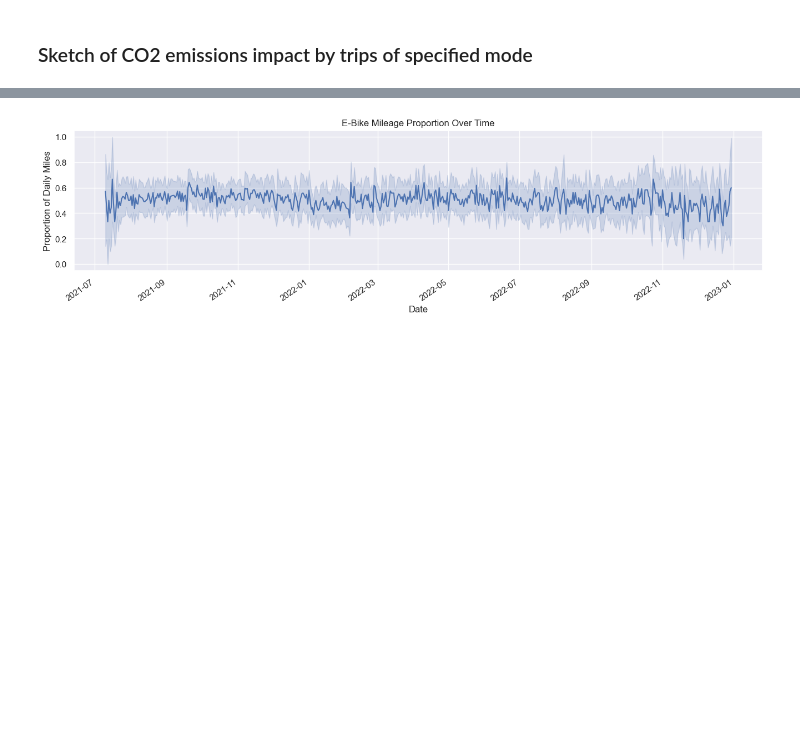
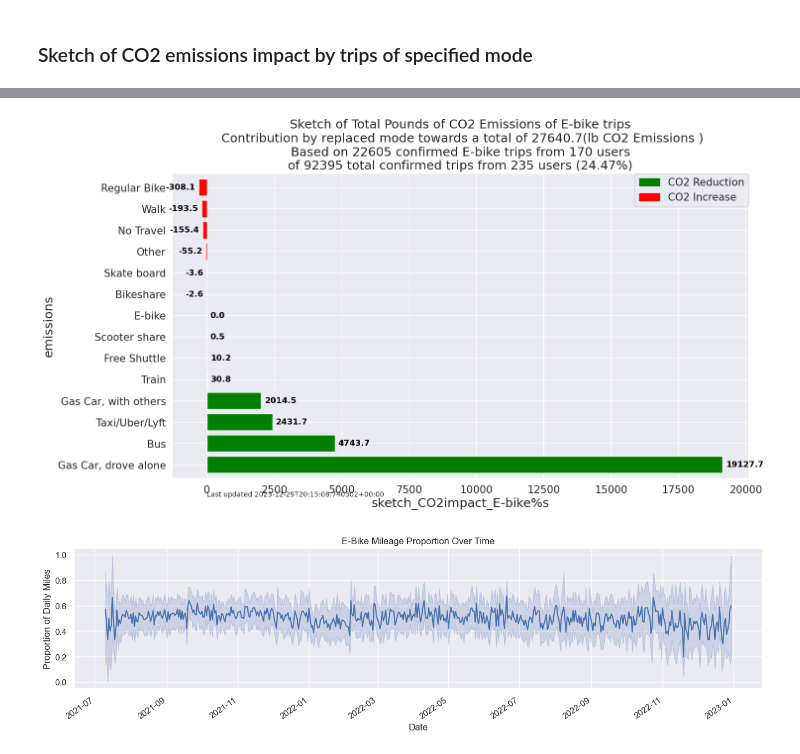
Before and after one commit to e-mission/em-public-dashboard, a Jupyter notebook: viz_scripts/PaperVizualizations/Cemal/akcicek_energy_calculations.ipynb, the cells around one changed output, grey strips where cells are left out. Cells and saved outputs as stored; diff of their text form; code cells hidden in the pictures; blank space fills up the shorter version.

```diff
--- a/viz_scripts/PaperVizualizations/Cemal/akcicek_energy_calculations.ipynb
+++ b/viz_scripts/PaperVizualizations/Cemal/akcicek_energy_calculations.ipynb
@@ -486,27 +531,29 @@ except:
 # %%
 plot_title_no_quality=f"Sketch of Total Pounds of CO2 Emissions of {mode_of_interest} trips"
 file_name =f'sketch_CO2impact_{mode_of_interest}%s'
 
 try:
     ebco2=data_eb.groupby('Replaced_mode').agg({'CO2_Impact(lb)': ['sum', 'mean']},)
     ebco2.columns = ['total_lb_CO2_emissions', 'average_lb_CO2_emission']
     ebco2 = ebco2.reset_index()
     ebco2 = ebco2.sort_values(by=['total_lb_CO2_emissions'], ascending=False)
     ebco2['boolean'] = ebco2['total_lb_CO2_emissions'] > 0
     net_CO2_emissions = round(sum(ebco2['total_lb_CO2_emissions']), 2)
 
     x = ebco2['total_lb_CO2_emissions']
     y = ebco2['Replaced_mode']
     color = ebco2['boolean']
 
     fig_size=(15,10)
     plot_title= plot_title_no_quality+f"\n Contribution by replaced mode towards a total of {net_CO2_emissions}(lb CO2 Emissions )\n"+quality_text
-    CO2_impact(x,y,color,plot_title,file_name)
+    CO2_impact(x,y,color,plot_title,file_name,'emissions','please work')
     alt_text = store_alt_text_bar(pd.DataFrame(x.values,y), file_name, plot_title)
 except Exception as e:
     print(e)
     generate_missing_plot(plot_title_no_quality,debug_df,file_name)
     alt_text = store_alt_text_missing(debug_df, file_name, plot_title_no_quality)
+# %% [output]
+[figure, added]
 # %%
 ebco2=data_eb.groupby('Replaced_mode').agg({'CO2_Impact(lb)': ['sum', 'mean']},)
 # %%
```
Also changed, not shown: parts of 12 cells of this notebook.
